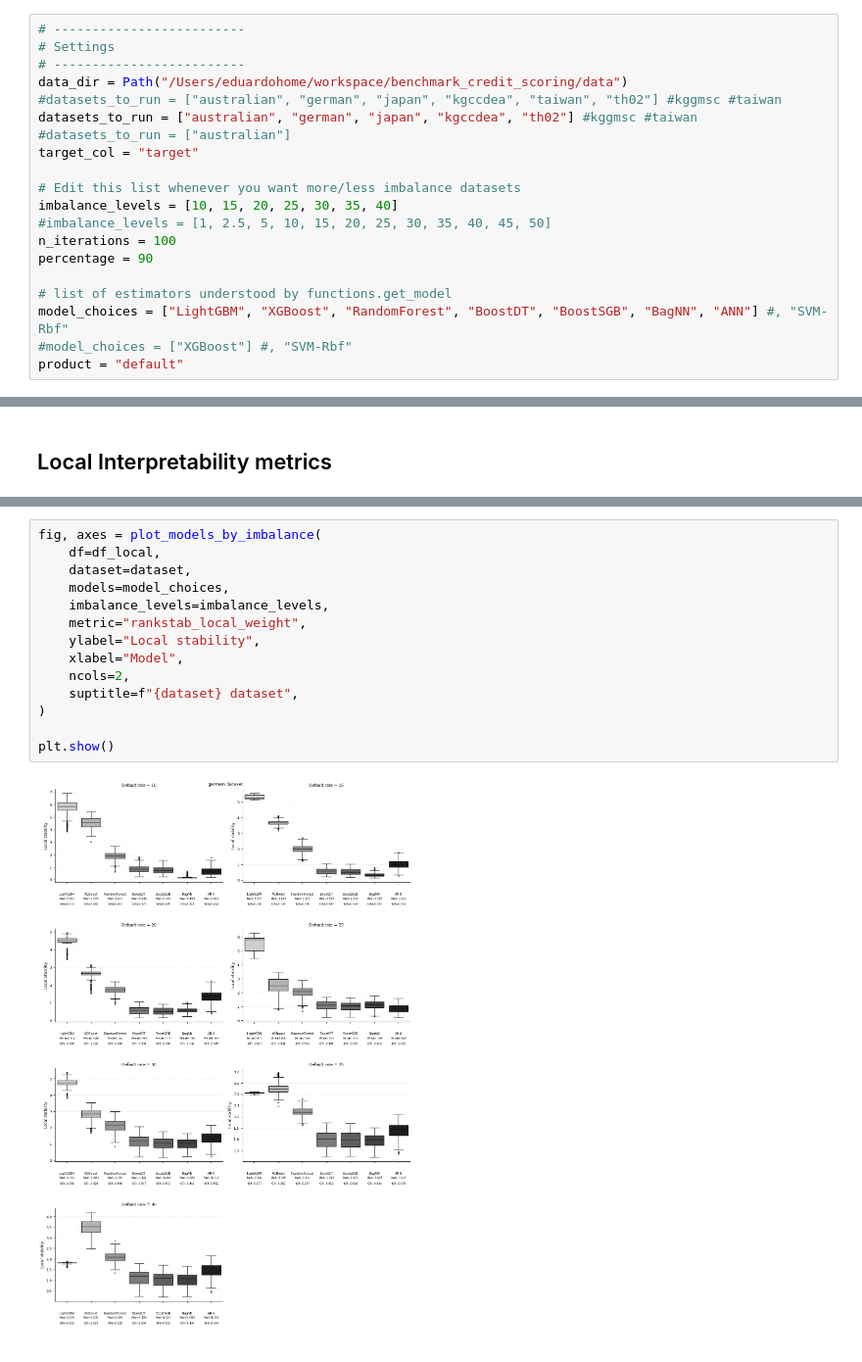
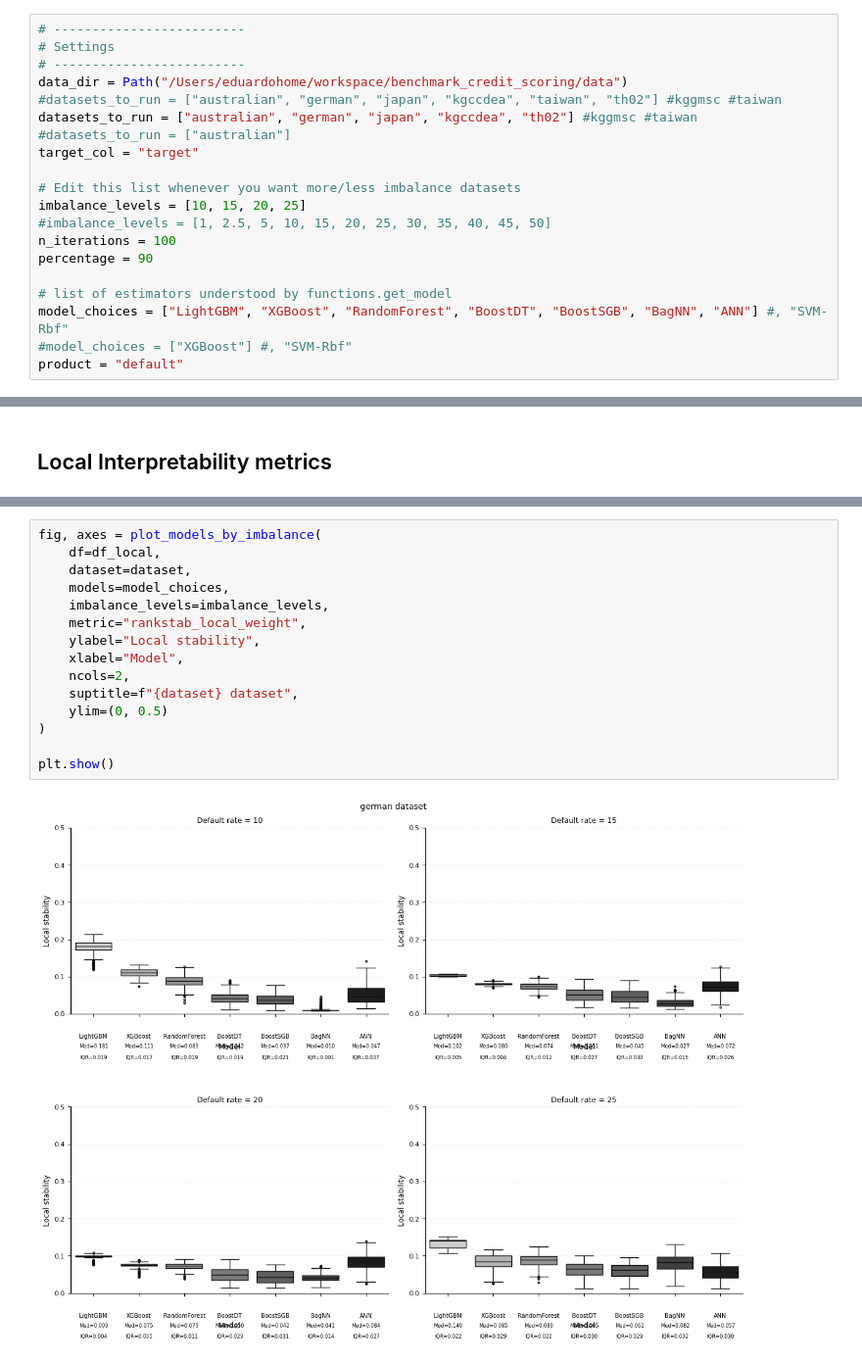
Before and after one commit to edo1691/benchmark_credit_scoring, a Jupyter notebook: notebooks/03_graphs.ipynb, the cells around one changed output, grey strips where cells are left out. Shown at 98% size. Saved outputs shown, nothing was run; the diff lists cells and outputs as text.

Commit message:
# Last version of code graph

```diff
--- a/notebooks/03_graphs.ipynb
+++ b/notebooks/03_graphs.ipynb
@@ -39,7 +39,7 @@ datasets_to_run = ["australian", "german", "japan", "kgccdea", "th02"] #kggmsc #
 target_col = "target"
 
 # Edit this list whenever you want more/less imbalance datasets
-imbalance_levels = [10, 15, 20, 25, 30, 35, 40]
+imbalance_levels = [10, 15, 20, 25]
 #imbalance_levels = [1, 2.5, 5, 10, 15, 20, 25, 30, 35, 40, 45, 50]
 n_iterations = 100
 percentage = 90
@@ -178,16 +178,17 @@ plt.show()
 # %%
 fig, axes = plot_models_by_imbalance(
     df=df_local,
     dataset=dataset,
     models=model_choices,
     imbalance_levels=imbalance_levels,
     metric="rankstab_local_weight",
     ylabel="Local stability",
     xlabel="Model",
     ncols=2,
     suptitle=f"{dataset} dataset",
+    ylim=(0, 0.5)
 )
 
 plt.show()
 # %% [output]
-[figure, old version]
+[figure, new version]
```
Also changed, not shown: parts of 7 cells of this notebook, 6 other files.
